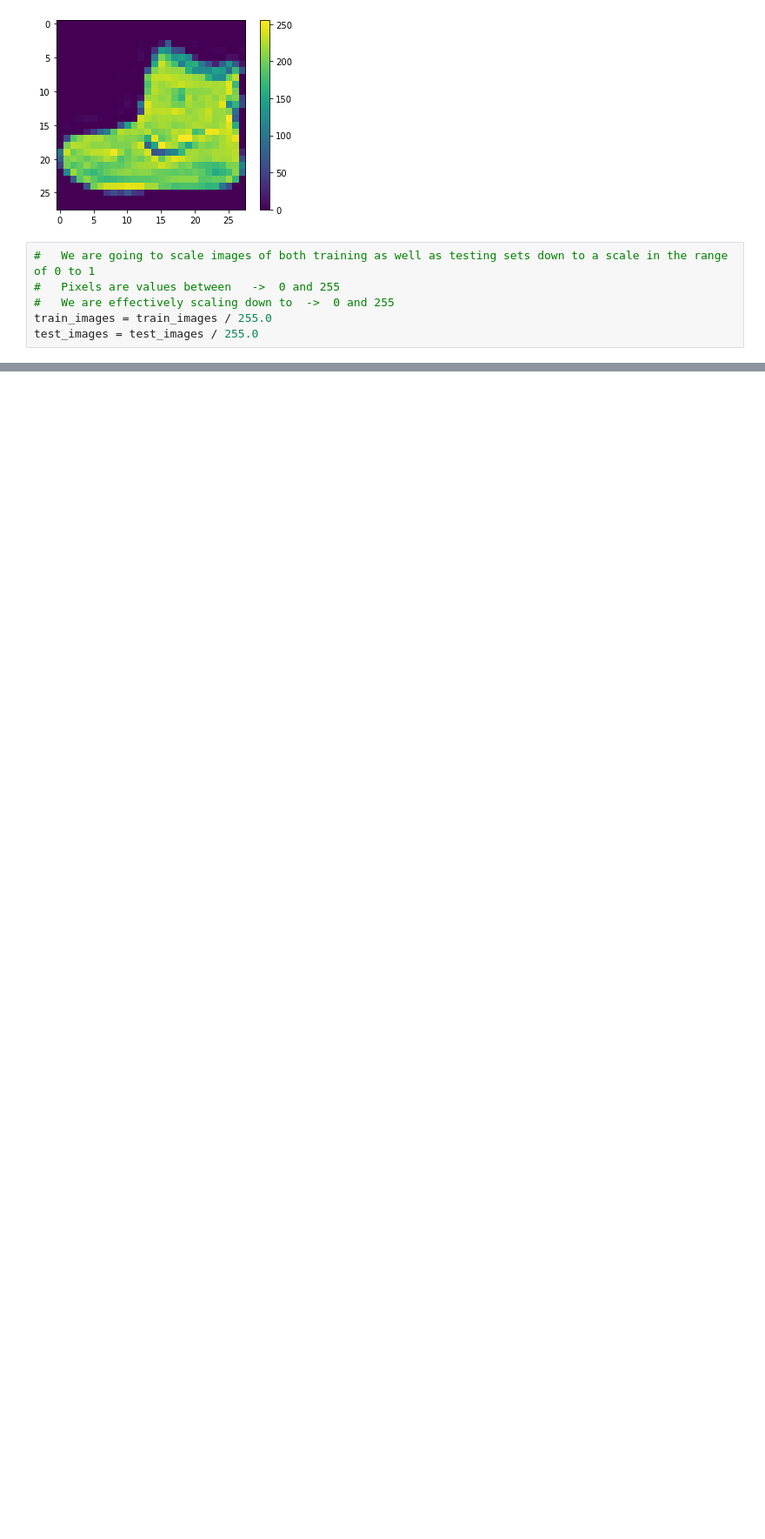
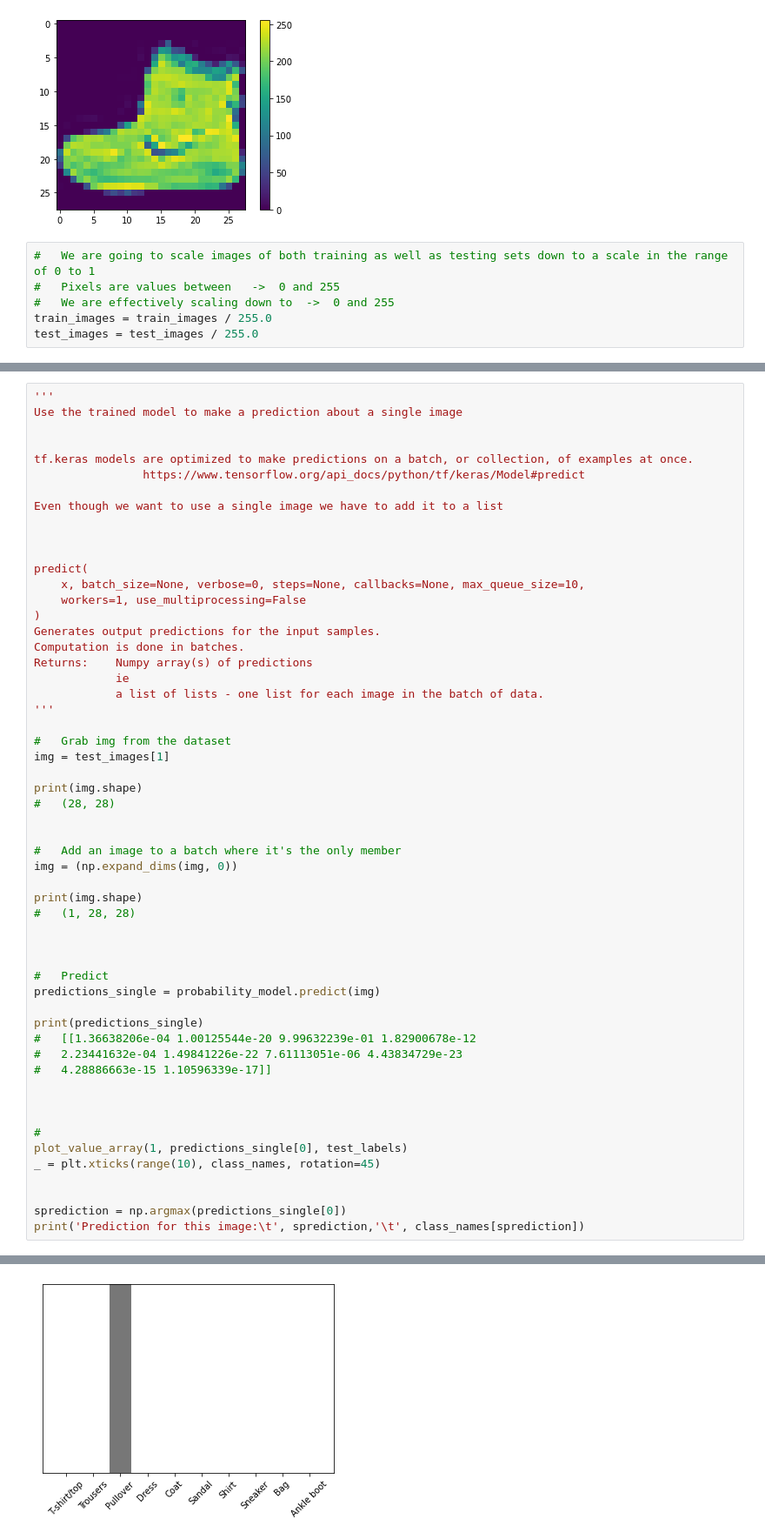
Before and after one commit to ren-zxcyq/Tensorflow-Tutorials, a Jupyter notebook: classify-images-of-clothing.ipynb, the cells around one changed output, grey strips where cells are left out. Shown at 87% size. Drawn from its saved outputs; the diff is of its cells as text; blank space fills up the shorter version.

Commit message:
Classify Clothing Images - Complete

```diff
--- a/classify-images-of-clothing.ipynb
+++ b/classify-images-of-clothing.ipynb
@@ -178,0 +461,56 @@ Build the Model
+# %%
+'''
+Use the trained model to make a prediction about a single image
+
+
+tf.keras models are optimized to make predictions on a batch, or collection, of examples at once.
+                https://www.tensorflow.org/api_docs/python/tf/keras/Model#predict
+
+Even though we want to use a single image we have to add it to a list
+
+
+
+predict(
+    x, batch_size=None, verbose=0, steps=None, callbacks=None, max_queue_size=10,
+    workers=1, use_multiprocessing=False
+)
+Generates output predictions for the input samples.
+Computation is done in batches.
+Returns:    Numpy array(s) of predictions
+            ie
+            a list of lists - one list for each image in the batch of data.
+'''
+
+#   Grab img from the dataset
+img = test_images[1]
+
+print(img.shape)
+#   (28, 28)
+
+
+#   Add an image to a batch where it's the only member
+img = (np.expand_dims(img, 0))
+
+print(img.shape)
+#   (1, 28, 28)
+
+
+
+#   Predict
+predictions_single = probability_model.predict(img)
+
+print(predictions_single)
+#   [[1.36638206e-04 1.00125544e-20 9.99632239e-01 1.82900678e-12
+#   2.23441632e-04 1.49841226e-22 7.61113051e-06 4.43834729e-23
+#   4.28886663e-15 1.10596339e-17]]
+
+
+
+#
+plot_value_array(1, predictions_single[0], test_labels)
+_ = plt.xticks(range(10), class_names, rotation=45)
+
+
+sprediction = np.argmax(predictions_single[0])
+print('Prediction for this image:\t', sprediction,'\t', class_names[sprediction])
+# %% [output]
@@ -178,0 +523 @@ Build the Model
+[figure, added]
```
Also changed, not shown: parts of 8 cells of this notebook.
